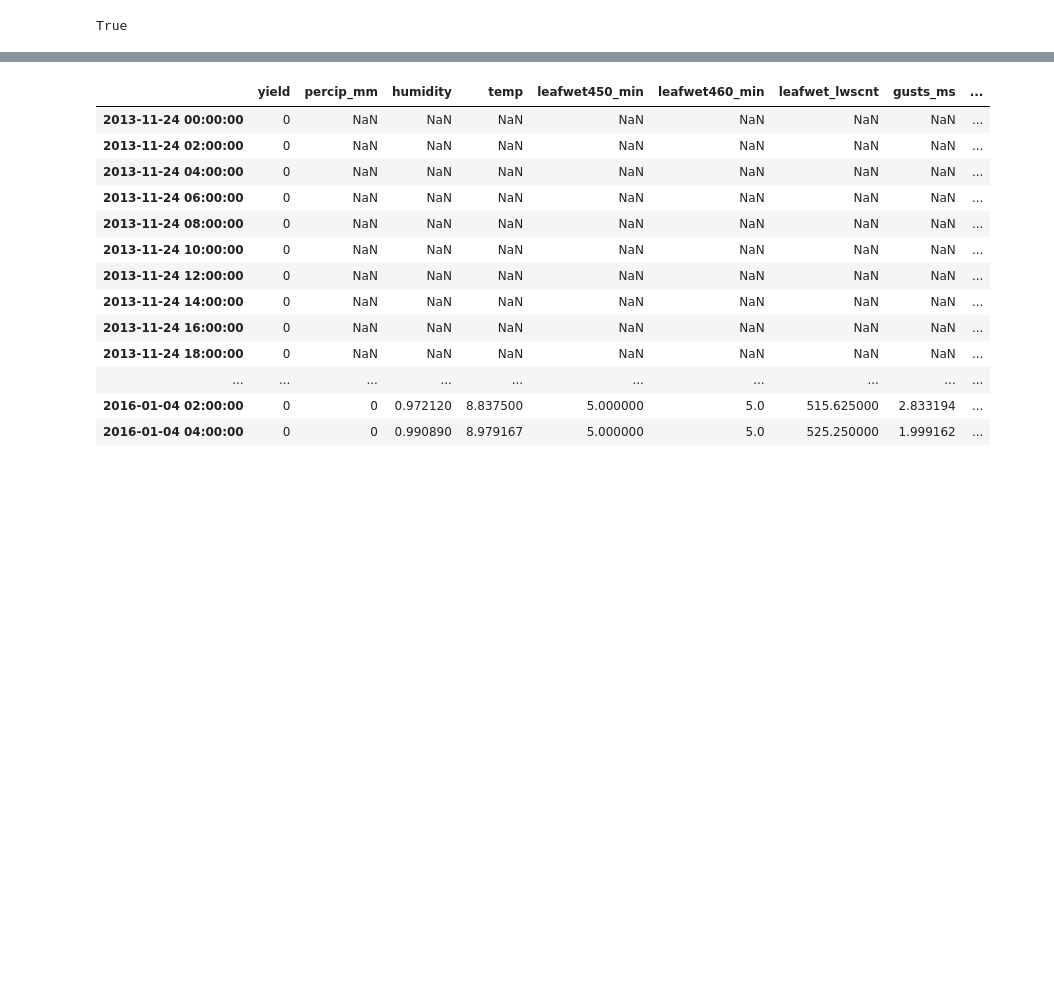
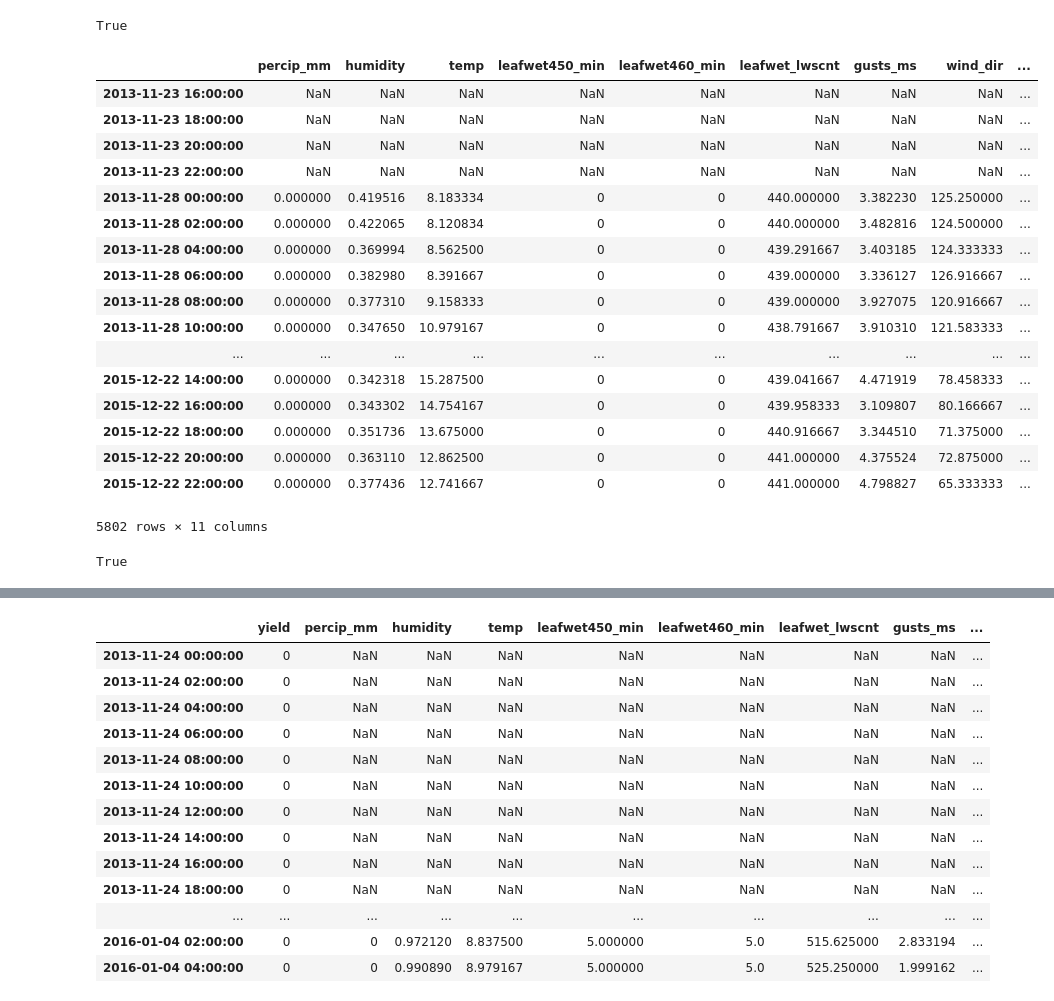
Before and after one commit to cthorey/fognet, a Jupyter notebook: test.ipynb, the cells around one changed output, grey strips where cells are left out. Drawn from its saved outputs; the diff is of its cells as text; code cells hidden in the pictures; blank space fills up the shorter version.

```diff
--- a/test.ipynb
+++ b/test.ipynb
@@ -148,0 +222,25 @@ True
+# %%
+add_group_column_to_data(df_train)
+# %% [output]
+|  | percip_mm | humidity | temp | leafwet450_min | leafwet460_min | leafwet_lwscnt | gusts_ms | wind_dir | ... |
+| 2013-11-23 16:00:00 | NaN | NaN | NaN | NaN | NaN | NaN | NaN | NaN | ... |
+| 2013-11-23 18:00:00 | NaN | NaN | NaN | NaN | NaN | NaN | NaN | NaN | ... |
+| 2013-11-23 20:00:00 | NaN | NaN | NaN | NaN | NaN | NaN | NaN | NaN | ... |
+| 2013-11-23 22:00:00 | NaN | NaN | NaN | NaN | NaN | NaN | NaN | NaN | ... |
+| 2013-11-28 00:00:00 | 0.000000 | 0.419516 | 8.183334 | 0 | 0 | 440.000000 | 3.382230 | 125.250000 | ... |
+| 2013-11-28 02:00:00 | 0.000000 | 0.422065 | 8.120834 | 0 | 0 | 440.000000 | 3.482816 | 124.500000 | ... |
+| 2013-11-28 04:00:00 | 0.000000 | 0.369994 | 8.562500 | 0 | 0 | 439.291667 | 3.403185 | 124.333333 | ... |
+| 2013-11-28 06:00:00 | 0.000000 | 0.382980 | 8.391667 | 0 | 0 | 439.000000 | 3.336127 | 126.916667 | ... |
+| 2013-11-28 08:00:00 | 0.000000 | 0.377310 | 9.158333 | 0 | 0 | 439.000000 | 3.927075 | 120.916667 | ... |
+| 2013-11-28 10:00:00 | 0.000000 | 0.347650 | 10.979167 | 0 | 0 | 438.791667 | 3.910310 | 121.583333 | ... |
+| ... | ... | ... | ... | ... | ... | ... | ... | ... | ... |
+| 2015-12-22 14:00:00 | 0.000000 | 0.342318 | 15.287500 | 0 | 0 | 439.041667 | 4.471919 | 78.458333 | ... |
+| 2015-12-22 16:00:00 | 0.000000 | 0.343302 | 14.754167 | 0 | 0 | 439.958333 | 3.109807 | 80.166667 | ... |
+| 2015-12-22 18:00:00 | 0.000000 | 0.351736 | 13.675000 | 0 | 0 | 440.916667 | 3.344510 | 71.375000 | ... |
+| 2015-12-22 20:00:00 | 0.000000 | 0.363110 | 12.862500 | 0 | 0 | 441.000000 | 4.375524 | 72.875000 | ... |
+| 2015-12-22 22:00:00 | 0.000000 | 0.377436 | 12.741667 | 0 | 0 | 441.000000 | 4.798827 | 65.333333 | ... |
+5802 rows × 11 columns
+# %%
+False|True
+# %% [output]
+True
```
Also changed, not shown: parts of 62 cells of this notebook, 6 other files.
